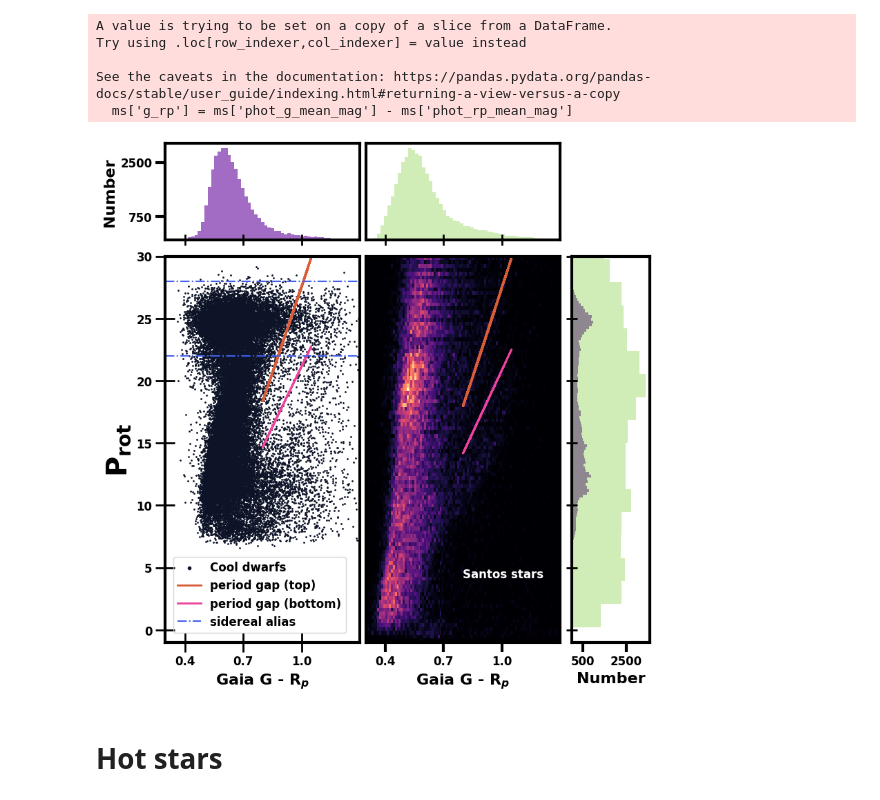
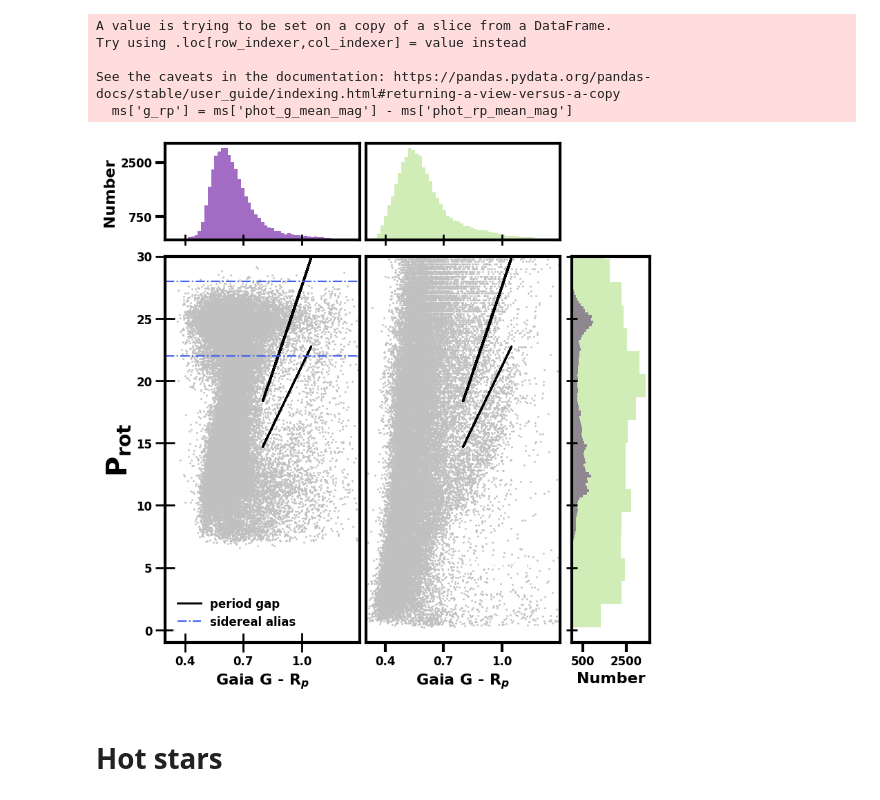
Before and after one commit to m-schochet/asas-sn-cnn, a Jupyter notebook: plots/subpopulations.ipynb, the cells around one changed output. Drawn from its saved outputs; the diff is of its cells as text; code cells hidden in the pictures.

Commit message:
edit subpop figure for cool ms and RSCVn/SSGS; also edit the frac error notebook that commented out a cell

```diff
--- a/plots/subpopulations.ipynb
+++ b/plots/subpopulations.ipynb
@@ -126,41 +126,48 @@ ax_histy.set_xticks(labels = [500, 2500], ticks = [500, 2500] , fontsize=12)
 
 [ax.tick_params(axis="x", labelbottom=False, top = False, right = False, length = 12, width = 2, direction = 'inout') for ax in [ax_histx, ax_histx2]]
 ax_histx.set_ylabel('Number', fontsize=16)
 ax_histy.set_xlabel('Number', fontsize=16)
 
 axs.tick_params(which = 'both', direction = 'inout',  top=False, right=False, length=20, width=2)
 axs.tick_params(which = 'minor', length = 12, width = 1)
 
 ax_histy.tick_params(axis="y", labelleft=False, top = False, right = False, length = 12, width = 2, direction = 'inout')
 
 mingrp = np.nanmin(combined['g_rp'].values)
 maxgrp = np.nanmax(combined['g_rp'].values)
 minp= np.nanmin(combined['Prot'].values)
 maxp = np.nanmax(combined['Prot'].values)
 
-im0 = axs2.hist2d(combined['g_rp'],combined['Prot'],bins=(100, 100),range=[[0.3,1.3],[0,30]], cmap='magma', rasterized=True)
-im = axs.scatter('g_rp', 'period', c='#0E1428', s=1, data=ms, label='Cool dwarfs', rasterized=True)
+#2D Hist display
+#im0 = axs2.hist2d(combined['g_rp'],combined['Prot'],bins=(100, 100),range=[[0.3,1.3],[0,30]], cmap='magma', rasterized=True)
+#im = axs.hist2d(ms['g_rp'], ms['period'], bins=(100, 100),range=[[0.3,1.3],[0,30]], cmap='magma', rasterized=True)
+
+im0 = axs2.scatter(combined['g_rp'],combined['Prot'],s=1,c='silver')#range=[[0.3,1.3],[0,30]], cmap='magma', rasterized=True)
+im = axs.scatter(ms['g_rp'], ms['period'], s=1,c='silver')#range=[[0.3,1.3],[0,30]], cmap='magma', rasterized=True)
 
 ax_histx.hist(ms['g_rp'], bins=100, color='#A36CC4', rasterized=True)
 ax_histx2.hist(combined['g_rp'], bins=100, color='#64C615', alpha=0.3, rasterized=True)
 
 ax_histy.hist(ms['period'], bins=100, color = '#A36CC4', orientation='horizontal', rasterized=True)
 ax_histy.hist(combined['Prot'], bins=100, color = "#64C615", orientation='horizontal', alpha=0.3, rasterized=True)
 
-axs.plot(validrange['g_rp'], edgetop, c="#D95D39", linewidth=2, label='period gap (top)')
-axs.plot(validrange['g_rp'], edgebot, c="#ED429D", linewidth=2, label='period gap (bottom)')
+axs.plot(validrange['g_rp'], edgetop, c="#000000", linewidth=2, label='period gap')
+axs.plot(validrange['g_rp'], edgebot, c="#000000", linewidth=2)
 axs.plot([0.3, 1.3], [22, 22], c="#4361EE", linestyle='-.', linewidth=1.5, label='sidereal alias')
 axs.plot([0.3, 1.3], [28, 28], c="#4361EE", linestyle='-.', linewidth=1.5)
 
-axs2.plot(validrange['g_rp'], edgetop, c="#D95D39", linewidth=2)
-axs2.plot(validrange['g_rp'], edgebot, c="#ED429D", linewidth=2)
+axs2.plot(validrange['g_rp'], edgetop, c="#000000", linewidth=2)
+axs2.plot(validrange['g_rp'], edgebot, c="#000000", linewidth=2)
 
-axs.legend(loc='lower left', bbox_to_anchor=(0.01, 0.01), markerscale=3, fontsize=12)
+legend = axs.legend(loc='lower left', bbox_to_anchor=(0.01, 0.01), markerscale=3, fontsize=12)
+frame = legend.get_frame()
+frame.set_color('white')
 axs2.text(0.8, 5, "Santos stars", c='white', fontsize=12)
+fig.set_facecolor('w')
 plt.savefig('coolms_dist.pdf', dpi=300)
 plt.show()
 # %% [output]
-[figure, old version]
+[figure, new version]
 # %% [markdown]
 # Hot stars
 # %% [markdown]
```
Also changed, not shown: parts of 7 cells of this notebook, 1 other file.
